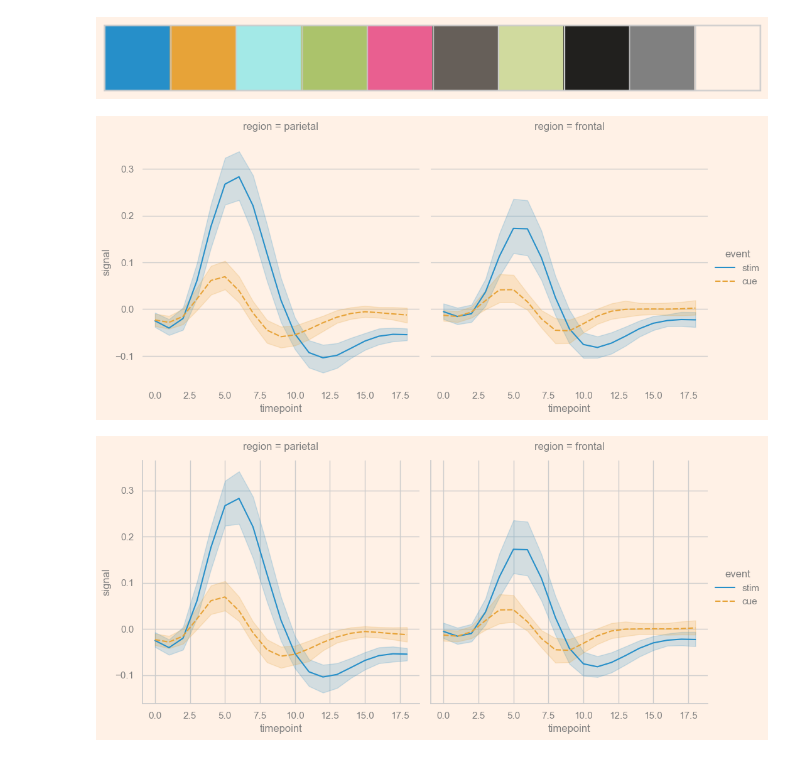
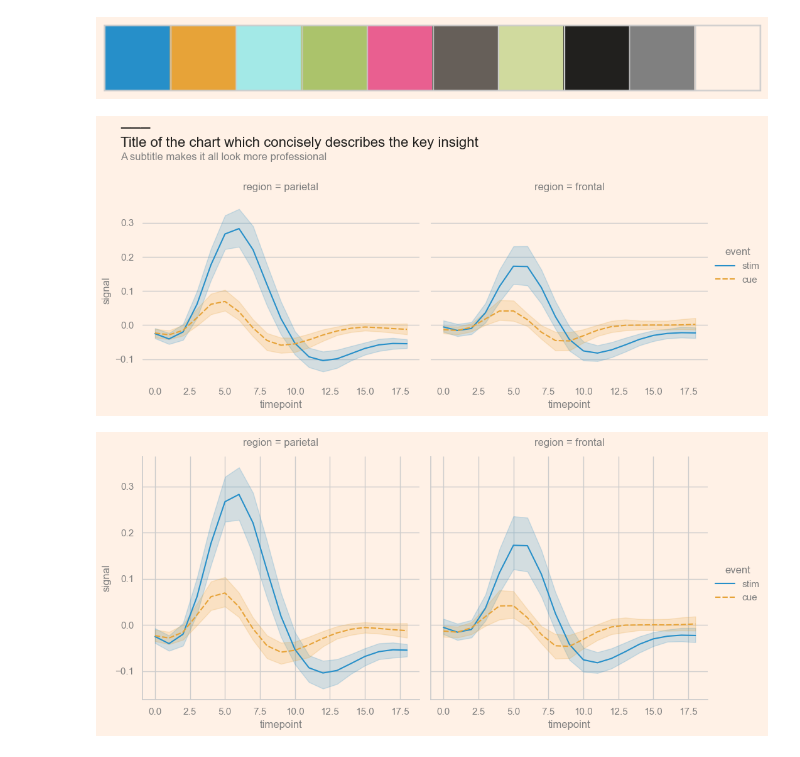
Before and after one commit to lukexyz/luketools, a Jupyter notebook: jupyter/02_Seaborn-Styles.ipynb, the cells around one changed output. Drawn from its saved outputs; the diff is of its cells as text; code cells hidden in the pictures.

Commit message:
add nicely formatted title

```diff
--- a/jupyter/02_Seaborn-Styles.ipynb
+++ b/jupyter/02_Seaborn-Styles.ipynb
@@ -34,33 +27,45 @@ sns.palplot(sns.color_palette())
 # %%
 fmri = sns.load_dataset("fmri")
 
 sns.set() # reset
 sns.set_palette(custom_palette)
 sns.set_style("whitegrid")
 plt.rcParams['font.size'] = 12  # Larger font size
 plt.rcParams['font.family'] = 'sans-serif'  # Use 'sans-serif' family
 plt.rcParams['font.sans-serif'] = 'Arial'  # Use 'Arial' as the first choice
 plt.rcParams['text.color'] = '#808080'  # Gray color for all text
 plt.rcParams['axes.labelcolor'] = '#808080'  # Gray color for x/y labels
 plt.rcParams['axes.titlesize'] = 40  # Larger font size for the plot title
 plt.rcParams['axes.titleweight'] = 300  # Bold font weight for plot title
 plt.rcParams['axes.titlepad'] = 12  # Spacing between plot title and plot
 plt.rcParams['xtick.color'] = '#808080'
 plt.rcParams['ytick.color'] = '#808080'
 plt.rcParams['figure.facecolor'] = '#fff1e6'
 plt.rcParams['axes.facecolor'] = '#fff1e6'
 
 g = sns.relplot(
     data=fmri, kind="line",
     x="timepoint", y="signal", col="region",
     hue="event", style="event",
 )
 
 for ax in g.axes.flat:
     ax.grid(False, axis='x')  # This removes the vertical gridlines
 sns.despine(left=True, bottom=True)
+
+# Add a main title
+g.fig.suptitle(x=0.05, y=0.95, t='───\nTitle of the chart which concisely describes the key insight', fontsize=16, color='#21201e', ha='left')
+
+# Add a subtitle
+g.fig.text(x=0.05, y=0.83, s='A subtitle makes it all look more professional', fontsize=12, color='#808080', ha='left')
+
+# Adjust layout to add more padding at the top
+plt.subplots_adjust(top=0.7)  # Increase the value to add more padding
+
+# Show the plot
+plt.show()
 # %% [output]
-[figure, old version]
+[figure, new version]
 # %%
 fmri = sns.load_dataset("fmri")
 sns.relplot(
```
Also changed, not shown: parts of 6 cells of this notebook.
